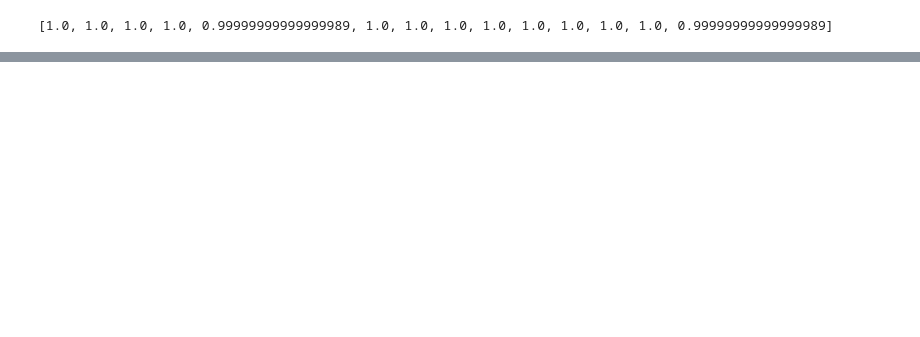
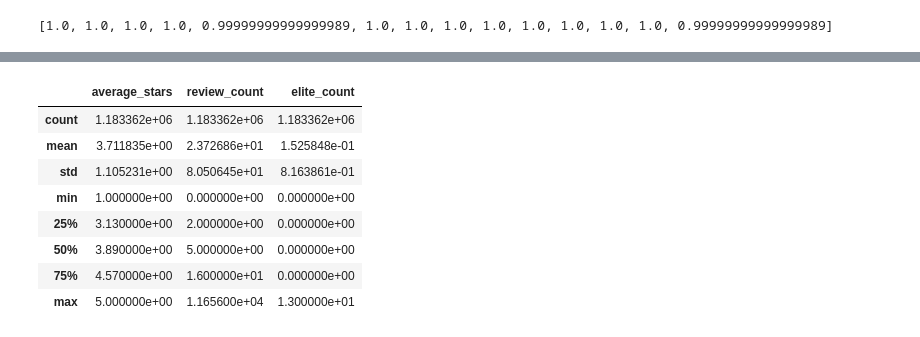
Before and after one commit to mwoluchem/Recommendations_CS209, a Jupyter notebook: Recommendations_EDA-JD-lateMon.ipynb, the cells around one changed output, grey strips where cells are left out. Saved outputs shown, nothing was run; the diff lists cells and outputs as text; code cells hidden in the pictures; blank space fills up the shorter version.

```diff
--- a/Recommendations_EDA-JD-lateMon.ipynb
+++ b/Recommendations_EDA-JD-lateMon.ipynb
@@ -195,0 +220,12 @@ ax.bar(elite_lvl, rating_props_5star, bottom = [i+j+k+l for i,j,k,l in zip(ratin
+# %%
+users.describe()
+# %% [output]
+|  | average_stars | review_count | elite_count |
+| count | 1.183362e+06 | 1.183362e+06 | 1.183362e+06 |
+| mean | 3.711835e+00 | 2.372686e+01 | 1.525848e-01 |
+| std | 1.105231e+00 | 8.050645e+01 | 8.163861e-01 |
+| min | 1.000000e+00 | 0.000000e+00 | 0.000000e+00 |
+| 25% | 3.130000e+00 | 2.000000e+00 | 0.000000e+00 |
+| 50% | 3.890000e+00 | 5.000000e+00 | 0.000000e+00 |
+| 75% | 4.570000e+00 | 1.600000e+01 | 0.000000e+00 |
+| max | 5.000000e+00 | 1.165600e+04 | 1.300000e+01 |
```
Also changed, not shown: parts of 2 cells of this notebook.
